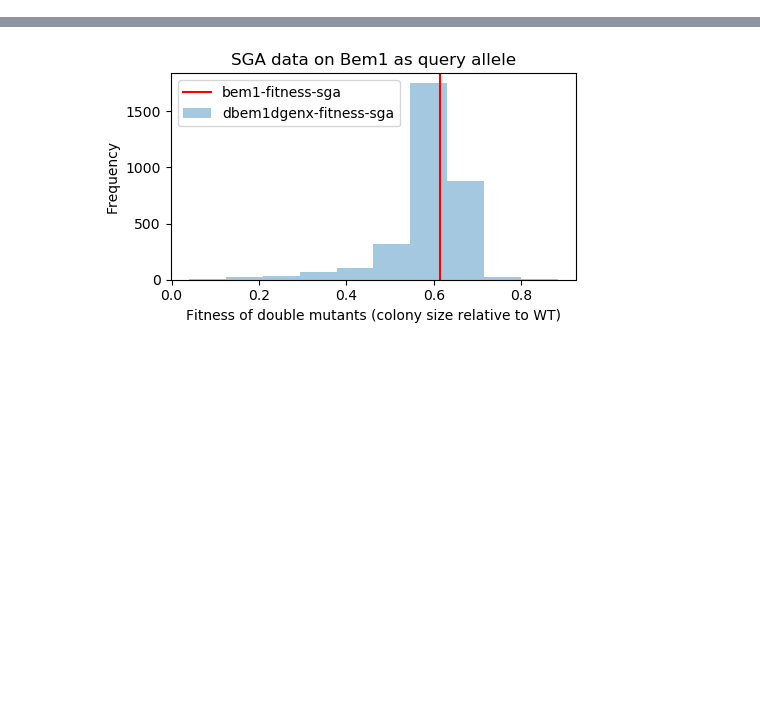
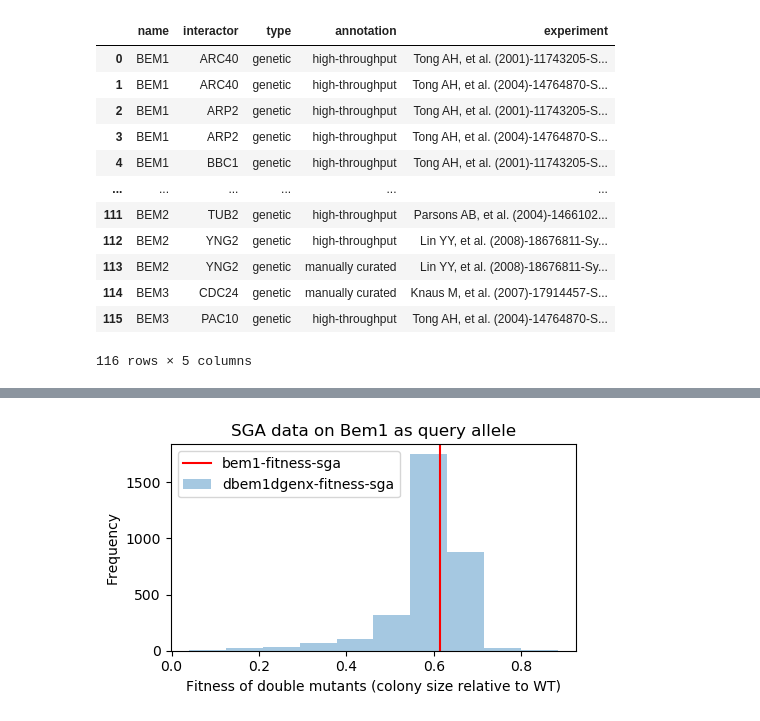
Before and after one commit to leilaicruz/machine-learning-for-yeast, a Jupyter notebook: interact2go.ipynb, the cells around one changed output, grey strips where cells are left out. Saved outputs shown, nothing was run; the diff lists cells and outputs as text; code cells hidden in the pictures; blank space fills up the shorter version.

```diff
--- a/interact2go.ipynb
+++ b/interact2go.ipynb
@@ -22,6 +29,51 @@ data_fitness_sga=pd.read_excel(r'C:\Users\linigodelacruz\Documents\PhD_2018\Docu
 
 #essential genes in WT
 annotated_essentials=pd.read_excel(r'C:\Users\linigodelacruz\Documents\PhD_2018\Documentation\Calculations\Esssential-genes-cerevisae\Essential-genes-yeast.xlsx',header=0,encoding="utf-8-sig")
+# %%
+## In case is necessary to make a new query , a new data retrieval to yeastmine where is the most updated info about genetic interactions
+# This is an example to search the synthetic lethals of bem1,bem3,bem2 and nrp1
+service = Service('https://yeastmine.yeastgenome.org/yeastmine/service', token = '11d7t1Y007Fa97c82f27')
+
+# Get a new query on the class (table) you will be querying:
+query = service.new_query("Gene")
+
+# The view specifies the output columns
+query.add_view(
+    "secondaryIdentifier", "symbol", "interactions.details.relationshipType",
+    "interactions.participant2.symbol", "interactions.details.annotationType",
+    "interactions.details.experiment.name"
+)
+
+# You can edit the constraint values below
+query.add_constraint("Gene", "IN", "Target-genes-list", code = "A")
+query.add_constraint("interactions.details.experiment.name", "CONTAINS", "Synthetic Lethality", code = "B")
+
+
+data_toy=defaultdict(dict)
+
+for row,counter in zip(query.rows(),np.arange(0,len(query.rows()))):
+    data_toy['name'][counter]=row['symbol']
+    data_toy['interactor'][counter]=row["interactions.participant2.symbol"]
+    data_toy['type'][counter]=row["interactions.details.relationshipType"]
+    data_toy['annotation'][counter]=row["interactions.details.annotationType"]
+    data_toy['experiment'][counter]=row["interactions.details.experiment.name"]
+
+data_toy_pd=pd.DataFrame(data_toy)
+data_toy_pd
+# %% [output]
+|  | name | interactor | type | annotation | experiment |
+| 0 | BEM1 | ARC40 | genetic | high-throughput | Tong AH, et al. (2001)-11743205-S... |
+| 1 | BEM1 | ARC40 | genetic | high-throughput | Tong AH, et al. (2004)-14764870-S... |
+| 2 | BEM1 | ARP2 | genetic | high-throughput | Tong AH, et al. (2001)-11743205-S... |
+| 3 | BEM1 | ARP2 | genetic | high-throughput | Tong AH, et al. (2004)-14764870-S... |
+| 4 | BEM1 | BBC1 | genetic | high-throughput | Tong AH, et al. (2001)-11743205-S... |
+| ... | ... | ... | ... | ... | ... |
+| 111 | BEM2 | TUB2 | genetic | high-throughput | Parsons AB, et al. (2004)-1466102... |
+| 112 | BEM2 | YNG2 | genetic | high-throughput | Lin YY, et al. (2008)-18676811-Sy... |
+| 113 | BEM2 | YNG2 | genetic | manually curated | Lin YY, et al. (2008)-18676811-Sy... |
+| 114 | BEM3 | CDC24 | genetic | manually curated | Knaus M, et al. (2007)-17914457-S... |
+| 115 | BEM3 | PAC10 | genetic | high-throughput | Tong AH, et al. (2004)-14764870-S... |
+116 rows × 5 columns
 # %%
 ## Changin columns names
 
```
Also changed, not shown: parts of 7 cells of this notebook, 9 other files.
